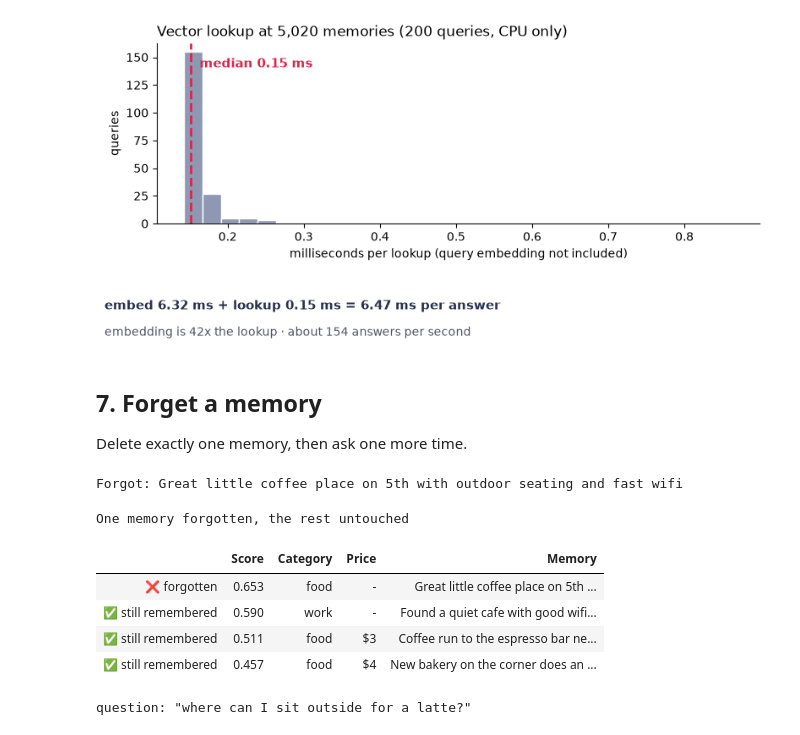
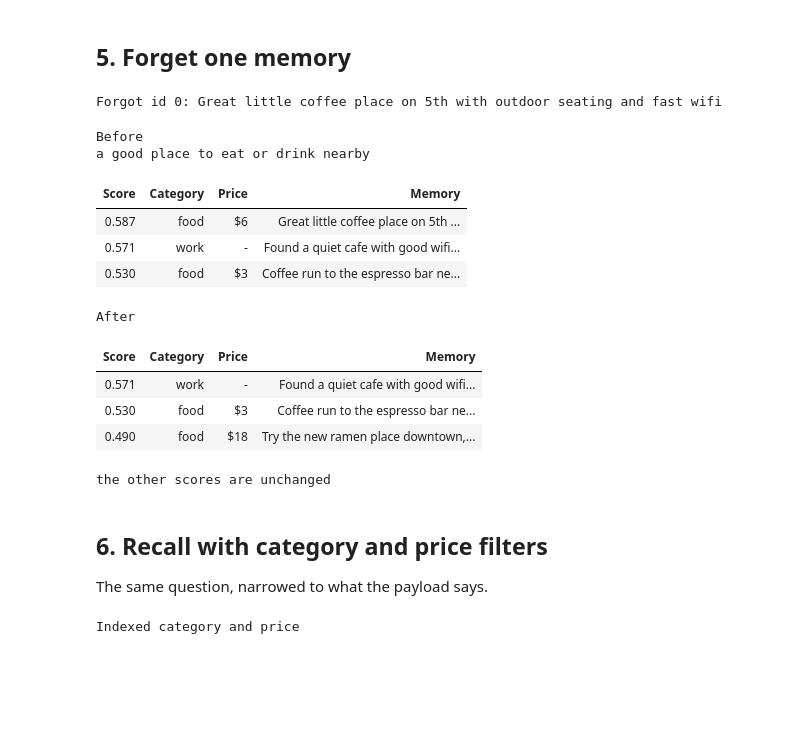
Before and after one commit to Dylancouzon/on-device-memory-course, a Jupyter notebook: L3/Lesson3.ipynb, the cells around one changed output. Cells and saved outputs as stored; diff of their text form; code cells hidden in the pictures; blank space fills up the shorter version.

```diff
--- a/L3/Lesson3.ipynb
+++ b/L3/Lesson3.ipynb
@@ -109,38 +114,47 @@ Grow the store to 5,020 memories, then time both halves of a local answer: embed
-# %%
-n = add_filler(shard, 5000)
-
-query_vector = embed_query("coffee")
-timings = lookup_times(shard, query_vector)
-
-latency_hist(timings, n, embed_ms=embed_query_ms("coffee"))
-# %% [output]
-[figure, removed]
-# %% [markdown]
-## 7. Forget a memory
-
-Delete exactly one memory, then ask one more time.
+# %% [markdown]
+## 5. Forget one memory
 # %%
+# hits[0] is the first memory from the search above.
 forgotten = hits[0]
+
 shard.update(UpdateOperation.delete_points([forgotten.id]))
 shard.optimize()
-print("Forgot:", forgotten.payload["note"])
+
+print(f"Forgot id {forgotten.id}: {forgotten.payload['note']}")
 # %% [output]
-Forgot: Great little coffee place on 5th with outdoor seating and fast wifi
+Forgot id 0: Great little coffee place on 5th with outdoor seating and fast wifi
-# %%
-hits_after = text_search(shard, question, limit=3)
-before_after(
-    question,
-    hits,
-    hits_after,
-    "One memory forgotten, the rest untouched",
-    kept="still remembered",
-    dropped="forgotten",
-)
-# %% [output]
-One memory forgotten, the rest untouched
-|  | Score | Category | Price | Memory |
-| ❌ forgotten | 0.653 | food | - | Great little coffee place on 5th ... |
-| ✅ still remembered | 0.590 | work | - | Found a quiet cafe with good wifi... |
-| ✅ still remembered | 0.511 | food | $3 | Coffee run to the espresso bar ne... |
-| ✅ still remembered | 0.457 | food | $4 | New bakery on the corner does an ... |
-question: "where can I sit outside for a latte?"
+# %%
+hits_after = text_search(shard, question, limit=3)
+
+display(results_table(hits, "Before", query=question))
+results_table(hits_after, "After",
+              caption="the other scores are unchanged")
+# %% [output]
+Before
+a good place to eat or drink nearby
+| Score | Category | Price | Memory |
+| 0.587 | food | $6 | Great little coffee place on 5th ... |
+| 0.571 | work | - | Found a quiet cafe with good wifi... |
+| 0.530 | food | $3 | Coffee run to the espresso bar ne... |
+After
+| Score | Category | Price | Memory |
+| 0.571 | work | - | Found a quiet cafe with good wifi... |
+| 0.530 | food | $3 | Coffee run to the espresso bar ne... |
+| 0.490 | food | $18 | Try the new ramen place downtown,... |
+the other scores are unchanged
+# %% [markdown]
+## 6. Recall with category and price filters
+
+The same question, narrowed to what the payload says.
+# %%
+from qdrant_edge import PayloadSchemaType
+
+shard.update(UpdateOperation.create_field_index(
+    "category", PayloadSchemaType.Keyword))
+shard.update(UpdateOperation.create_field_index(
+    "price", PayloadSchemaType.Float))
+
+shard.optimize()
+print("Indexed category and price")
+# %% [output]
+Indexed category and price
```
Also changed, not shown: parts of 24 cells of this notebook, 32 other files.
